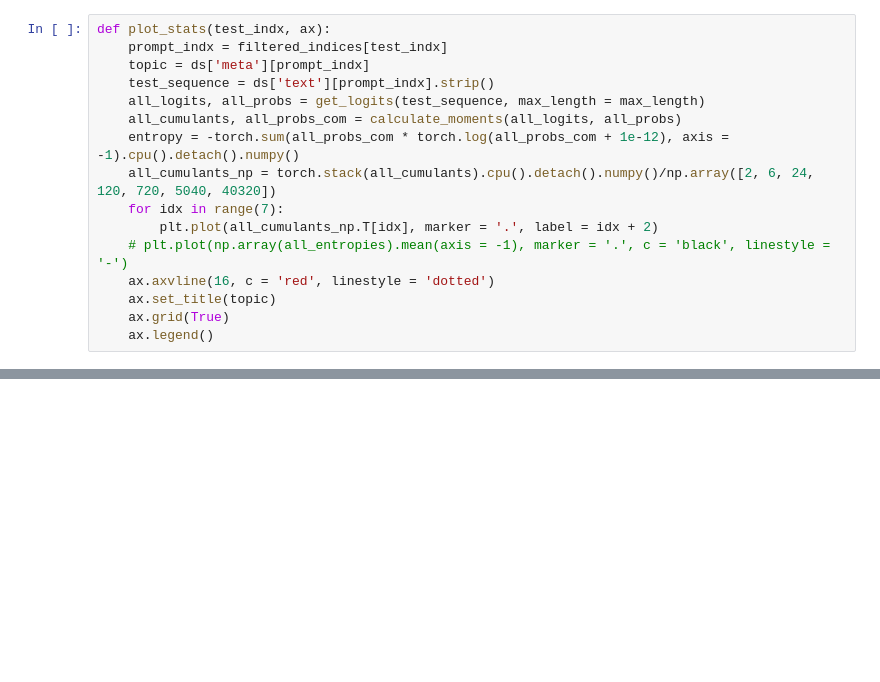
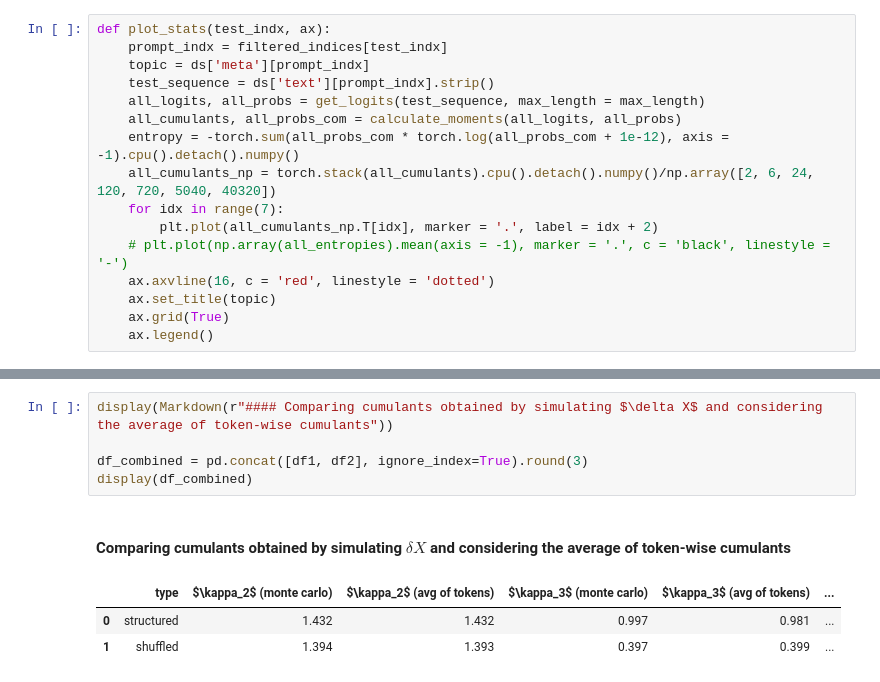
Before and after one commit to karthikviswanathn/prompt_intrinsic_dimension, a Jupyter notebook: hild/structured_shuffled.ipynb, the cells around one changed output, grey strips where cells are left out. Drawn from its saved outputs; the diff is of its cells as text; blank space fills up the shorter version.

```diff
--- a/hild/structured_shuffled.ipynb
+++ b/hild/structured_shuffled.ipynb
@@ -330,0 +322,10 @@ plt.show()
+# %%
+display(Markdown(r"#### Comparing cumulants obtained by simulating $\delta X$ and considering the average of token-wise cumulants"))
+
+df_combined = pd.concat([df1, df2], ignore_index=True).round(3)
+display(df_combined)
+# %% [output]
+#### Comparing cumulants obtained by simulating $\delta X$ and considering the average of token-wise cumulants
+|  | type | $\kappa_2$ (monte carlo) | $\kappa_2$ (avg of tokens) | $\kappa_3$ (monte carlo) | $\kappa_3$ (avg of tokens) | ... |
+| 0 | structured | 1.432 | 1.432 | 0.997 | 0.981 | ... |
+| 1 | shuffled | 1.394 | 1.393 | 0.397 | 0.399 | ... |
```
Also changed, not shown: parts of 19 cells of this notebook.
